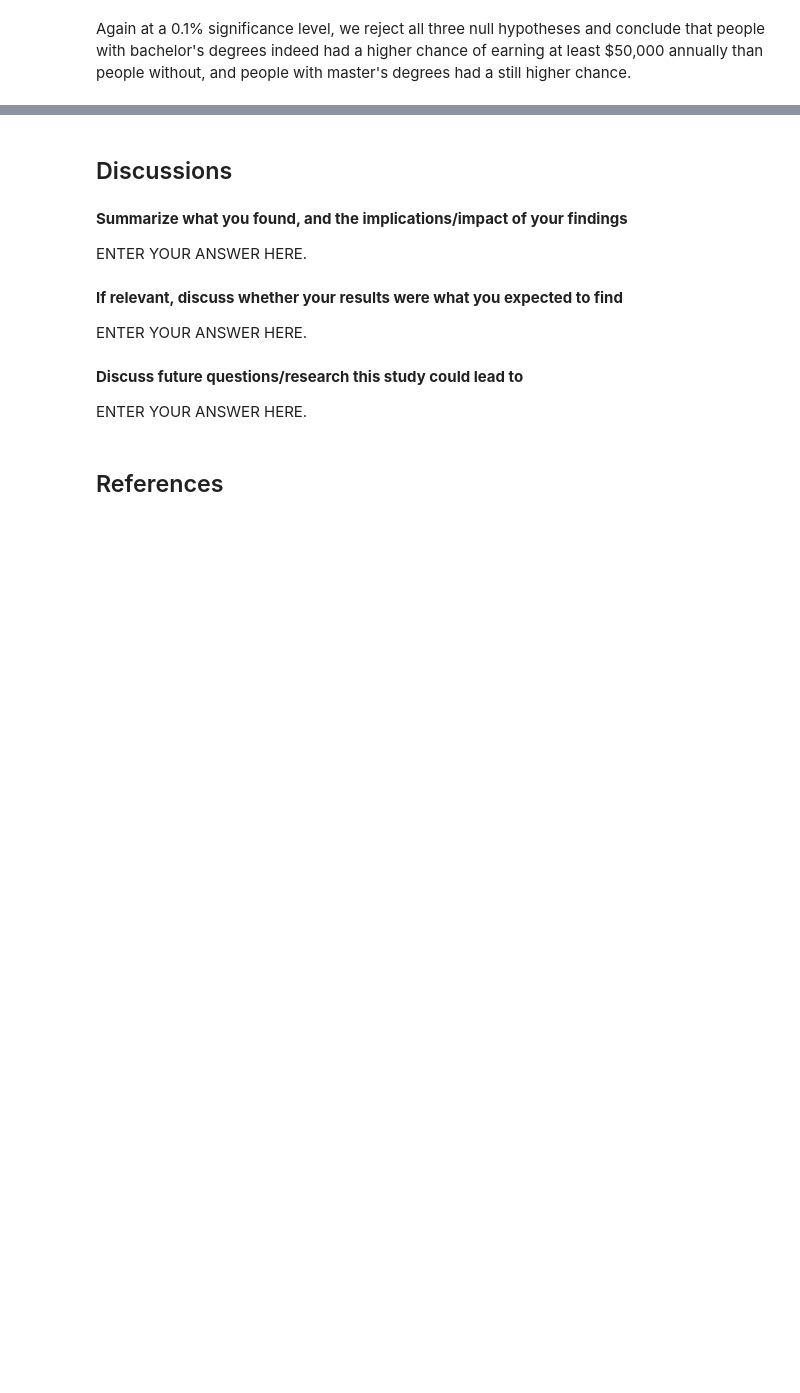
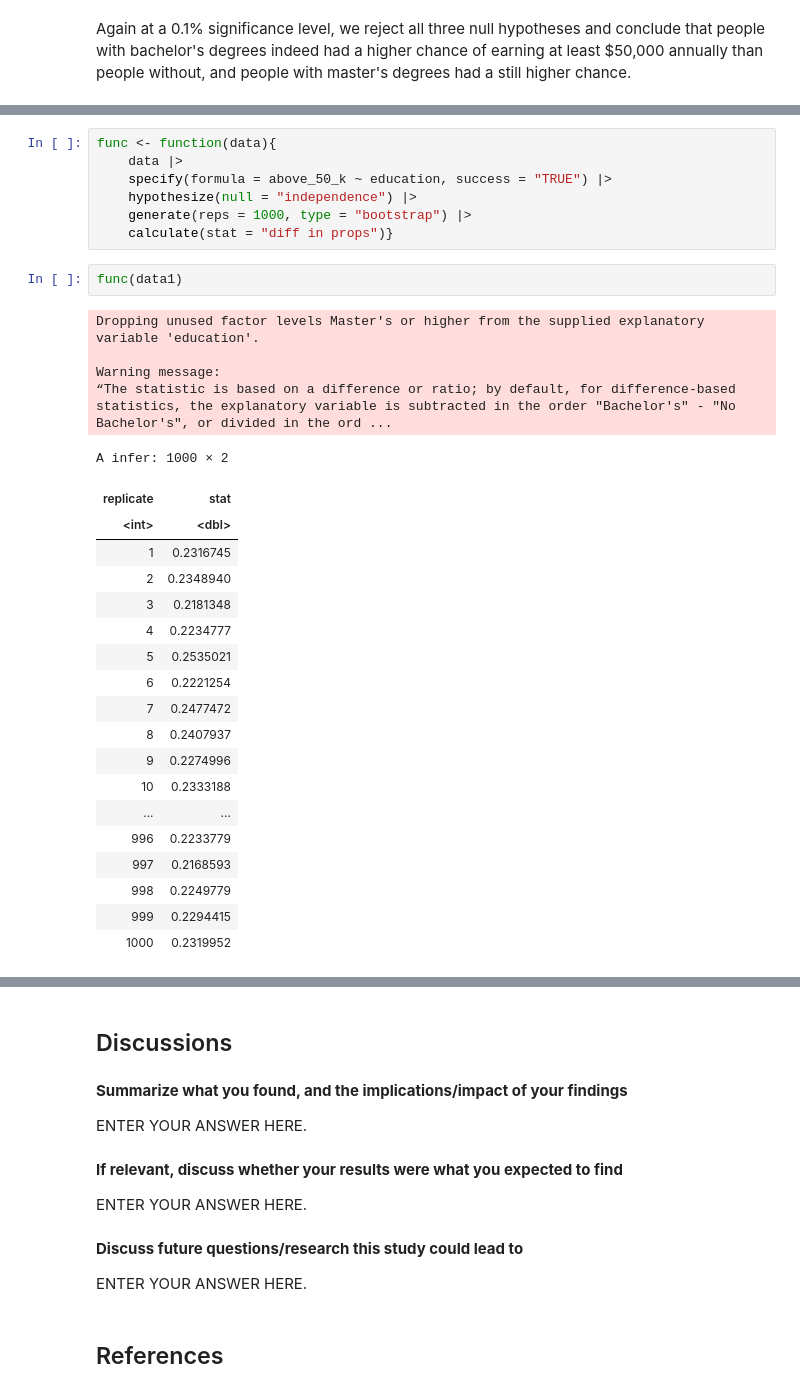
Before and after one commit to Julian-UBC/project-32, a Jupyter notebook: education_income.ipynb, the cells around one changed output, grey strips where cells are left out. Cells and saved outputs as stored; diff of their text form; blank space fills up the shorter version.

Commit message:
bootstrapping added

```diff
--- a/education_income.ipynb
+++ b/education_income.ipynb
@@ -251,0 +274,33 @@ Again at a 0.1% significance level, we reject all three null hypotheses and conc
+# %%
+func <- function(data){
+    data |>
+    specify(formula = above_50_k ~ education, success = "TRUE") |>
+    hypothesize(null = "independence") |>
+    generate(reps = 1000, type = "bootstrap") |>
+    calculate(stat = "diff in props")}
+# %%
+func(data1)
+# %% [output]
+Dropping unused factor levels Master's or higher from the supplied explanatory variable 'education'.
+
+Warning message:
+“The statistic is based on a difference or ratio; by default, for difference-based statistics, the explanatory variable is subtracted in the order "Bachelor's" - "No Bachelor's", or divided in the ord ...
+A infer: 1000 × 2
+| replicate | stat |
+| <int> | <dbl> |
+| 1 | 0.2316745 |
+| 2 | 0.2348940 |
+| 3 | 0.2181348 |
+| 4 | 0.2234777 |
+| 5 | 0.2535021 |
+| 6 | 0.2221254 |
+| 7 | 0.2477472 |
+| 8 | 0.2407937 |
+| 9 | 0.2274996 |
+| 10 | 0.2333188 |
+| ... | ... |
+| 996 | 0.2233779 |
+| 997 | 0.2168593 |
+| 998 | 0.2249779 |
+| 999 | 0.2294415 |
+| 1000 | 0.2319952 |
```
Also changed, not shown: parts of 8 cells of this notebook.
